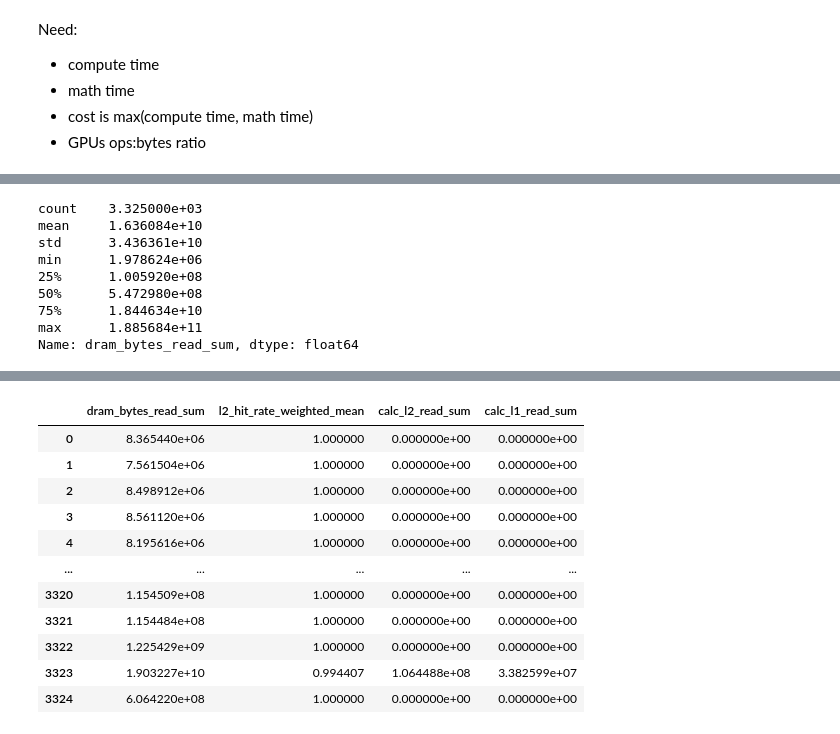
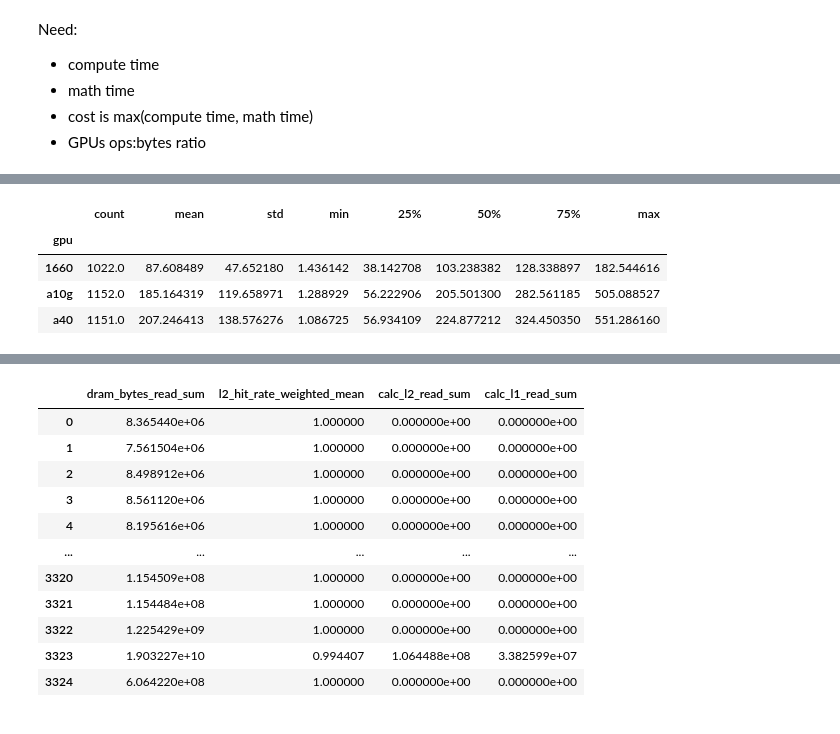
Before and after one commit to ptemarvelde/amalur-experiments, a Jupyter notebook: results/full_1/analytical_model/analytical.ipynb, the cells around one changed output, grey strips where cells are left out. Drawn from its saved outputs; the diff is of its cells as text; code cells hidden in the pictures.

```diff
--- a/results/full_1/analytical_model/analytical.ipynb
+++ b/results/full_1/analytical_model/analytical.ipynb
@@ -265,12 +301,21 @@ from https://arxiv.org/pdf/1804.06826.pdf (V100)
-# %%
-with_gpu_chars.dram_bytes_read_sum.describe()
-# %% [output]
-count    3.325000e+03
-mean     1.636084e+10
-std      3.436361e+10
-min      1.978624e+06
-25%      1.005920e+08
-50%      5.472980e+08
-75%      1.844634e+10
-max      1.885684e+11
-Name: dram_bytes_read_sum, dtype: float64
+# %%
+clock_speed_base = with_gpu_chars["gpu_clock_speed_base"]
+l1_latency_ns = 30 / clock_speed_base * 1000
+l2_latency_ns = 100 / clock_speed_base * 1000
+dram_latency_ns = 600 / clock_speed_base * 1000
+l1_hitrate = with_gpu_chars["l1_hit_rate_weighted_mean"]
+l2_hitrate = (1 - l1_hitrate) * with_gpu_chars["l2_hit_rate_weighted_mean"]
+dram_hitrate = (1 - l1_hitrate) * (1 - l2_hitrate)
+with_gpu_chars["mem_time_eff_ns"] = (
+    l1_hitrate * l1_latency_ns
+    + l2_hitrate * l2_latency_ns
+    + dram_hitrate * dram_latency_ns
+)
+with_gpu_chars['mem_cost_test'] = ((with_gpu_chars["mem_time_eff_ns"] + with_gpu_chars["dram_bytes_read_sum"]) / 1e9 / with_gpu_chars["mem_cost_seconds"])
+with_gpu_chars.groupby("gpu")['mem_cost_test'].describe()
+# %% [output]
+|  | count | mean | std | min | 25% | 50% | 75% | max |
+| gpu |  |  |  |  |  |  |  |  |
+| 1660 | 1022.0 | 87.608489 | 47.652180 | 1.436142 | 38.142708 | 103.238382 | 128.338897 | 182.544616 |
+| a10g | 1152.0 | 185.164319 | 119.658971 | 1.288929 | 56.222906 | 205.501300 | 282.561185 | 505.088527 |
+| a40 | 1151.0 | 207.246413 | 138.576276 | 1.086725 | 56.934109 | 224.877212 | 324.450350 | 551.286160 |
```
Also changed, not shown: parts of 5 cells of this notebook, 3 other files.
